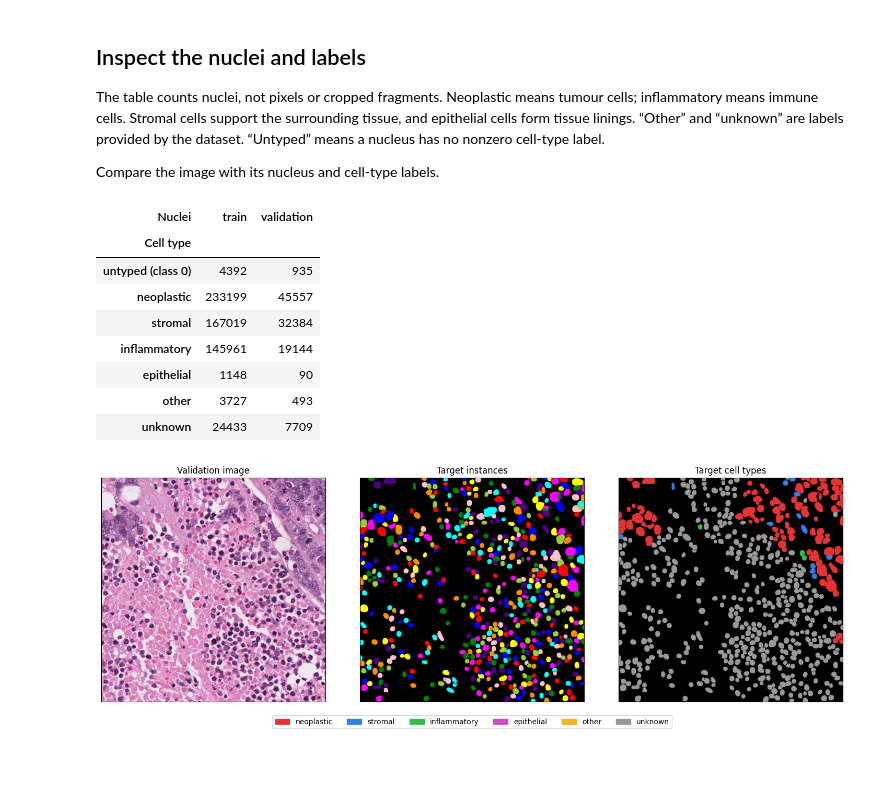
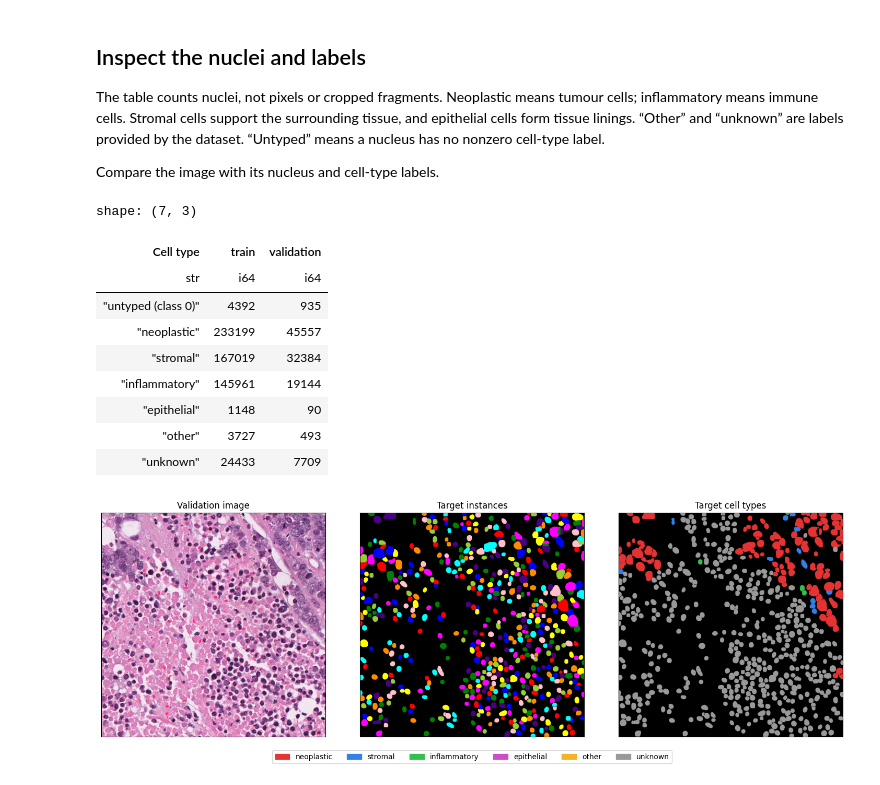
Before and after one commit to okunator/cellseg_models.pytorch, a Jupyter notebook: docs/tutorials/prepare-data.ipynb, the cells around one changed output. Drawn from its saved outputs; the diff is of its cells as text; code cells hidden in the pictures.

Commit message:
docs: use Polars for preparation counts table

```diff
--- a/docs/tutorials/prepare-data.ipynb
+++ b/docs/tutorials/prepare-data.ipynb
@@ -244,23 +243,25 @@ provided by the dataset. “Untyped” means a nucleus has no nonzero cell-type
 Compare the image with its nucleus and cell-type labels.
 # %%
 manifest = json.loads((data_root / "manifest.json").read_text())
-instance_counts = pd.DataFrame(
-    {split: count["class_instances"] for split, count in manifest["splits"].items()},
-    index=["untyped (class 0)", *class_names[1:]],
+
+instance_counts = pl.DataFrame(
+    {
+        "Cell type": ["untyped (class 0)", *class_names[1:]],
+        **{split: count["class_instances"] for split, count in manifest["splits"].items()},
+    }
 )
-instance_counts.index.name = "Cell type"
-instance_counts.columns.name = "Nuclei"
 instance_counts
 # %% [output]
+shape: (7, 3)
-| Nuclei | train | validation |
-| Cell type |  |  |
-| untyped (class 0) | 4392 | 935 |
-| neoplastic | 233199 | 45557 |
-| stromal | 167019 | 32384 |
-| inflammatory | 145961 | 19144 |
-| epithelial | 1148 | 90 |
-| other | 3727 | 493 |
-| unknown | 24433 | 7709 |
+| Cell type | train | validation |
+| str | i64 | i64 |
+| "untyped (class 0)" | 4392 | 935 |
+| "neoplastic" | 233199 | 45557 |
+| "stromal" | 167019 | 32384 |
+| "inflammatory" | 145961 | 19144 |
+| "epithelial" | 1148 | 90 |
+| "other" | 3727 | 493 |
+| "unknown" | 24433 | 7709 |
 # %%
 image_path = sorted((data_root / "validation/regions/images").glob("*.png"))[0]
 image = cv2.cvtColor(cv2.imread(str(image_path)), cv2.COLOR_BGR2RGB)
```
Also changed, not shown: parts of 1 cell of this notebook, 1 other file.
